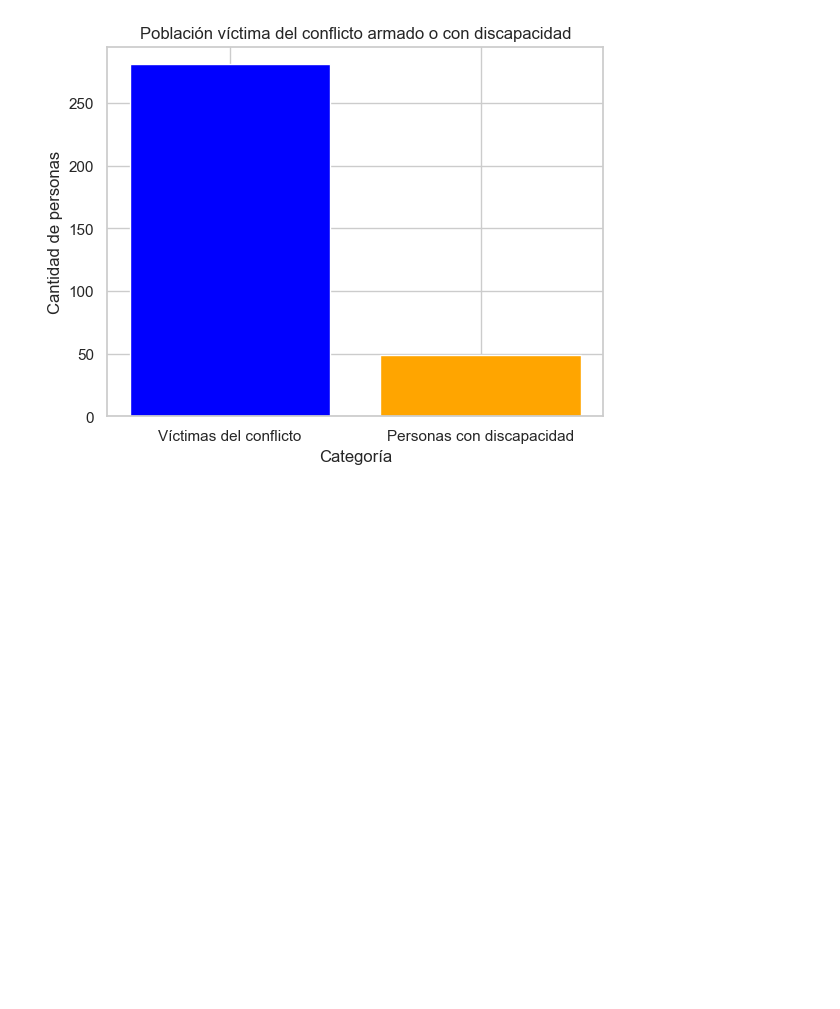
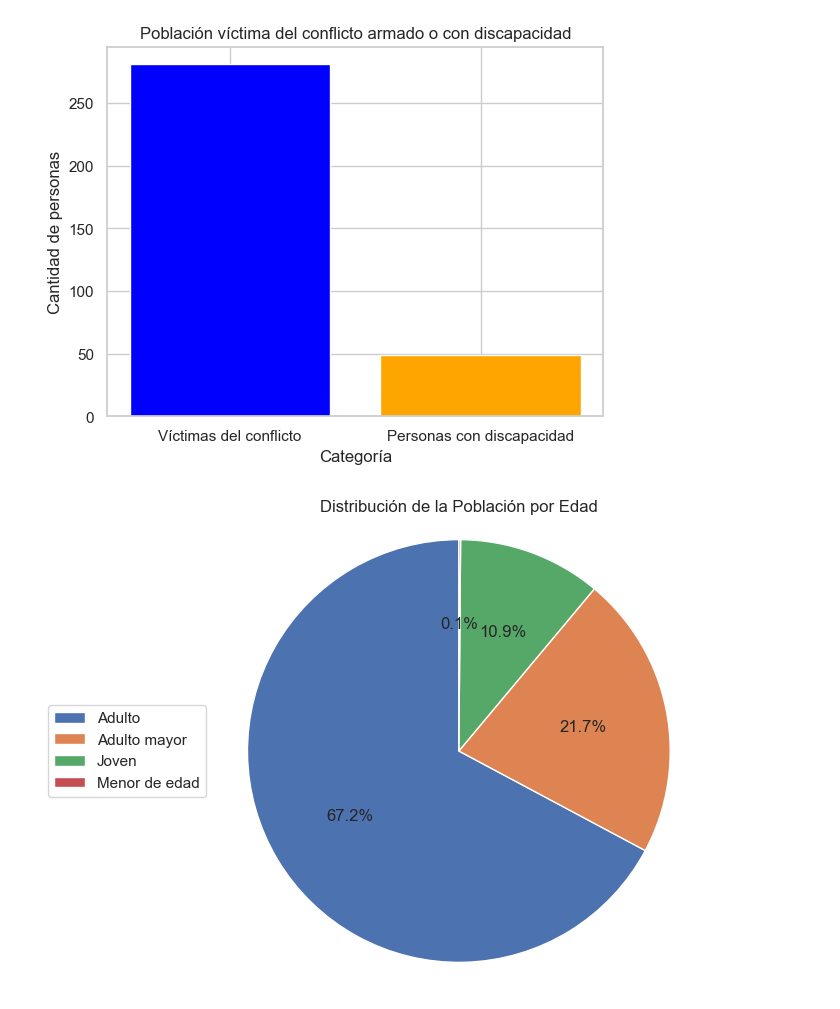
Before and after one commit to Esneider23/Project-talent, a Jupyter notebook: project/proyecto.ipynb, the cells around one changed output. Saved outputs shown, nothing was run; the diff lists cells and outputs as text; code cells hidden in the pictures; blank space fills up the shorter version.

```diff
--- a/project/proyecto.ipynb
+++ b/project/proyecto.ipynb
@@ -380,3 +380,37 @@ plt.ylabel('Cantidad de personas')
 plt.show()
 # %% [output]
 [figure]
+# %%
+# Clasificar por edades
+
+def clasificar_edades(row):
+    if row < 18:
+        return 'Menor de edad'
+
+    elif 18 <= row < 30:
+        return 'Joven'
+
+    elif 30 <= row < 60:
+        return 'Adulto'
+
+    else:
+        return 'Adulto mayor'
+
+
+df['categoría_edad'] = df['Edad'].apply(clasificar_edades)
+
+conteo_categoria = df['categoría_edad'].value_counts()
+
+# Crear el gráfico circular
+plt.figure(figsize=(6,6))
+plt.pie(conteo_categoria, labels=None, autopct='%1.1f%%', startangle=90, labeldistance=1.1)
+plt.title('Distribución de la Población por Edad')
+plt.axis('equal')  # Para asegurarse de que sea un círculo
+
+# Añadir la leyenda a la izquierda
+plt.legend(conteo_categoria.index, loc='center left', bbox_to_anchor=(-0.4, 0.5))
+
+# Mostrar el gráfico
+plt.show()
+# %% [output]
+[figure, added]
```
Also changed, not shown: 8 other files.
